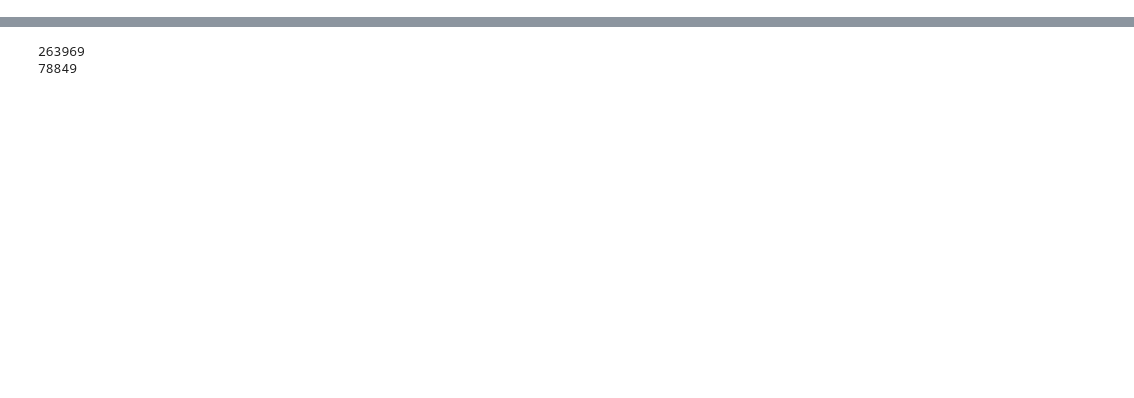
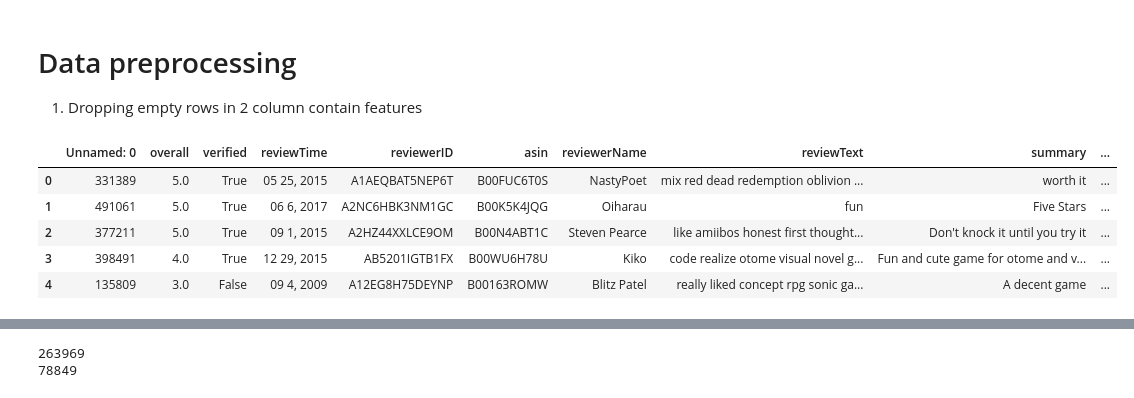
Before and after one commit to chymchym1905/Amazon-reviews-sentiment-classification, a Jupyter notebook: main.ipynb, the cells around one changed output, grey strips where cells are left out. Saved outputs shown, nothing was run; the diff lists cells and outputs as text; code cells hidden in the pictures; blank space fills up the shorter version.

```diff
--- a/main.ipynb
+++ b/main.ipynb
@@ -7,0 +30,14 @@ import seaborn as sns
+# %% [markdown]
+# Data preprocessing
+1. Dropping empty rows in 2 column contain features
+# %%
+ratingonly = df.shape
+df = df.dropna(axis='index' ,subset=['overall', 'reviewText'])
+df.head()
+# %% [output]
+|  | Unnamed: 0 | overall | verified | reviewTime | reviewerID | asin | reviewerName | reviewText | summary | ... |
+| 0 | 331389 | 5.0 | True | 05 25, 2015 | A1AEQBAT5NEP6T | B00FUC6T0S | NastyPoet | mix red dead redemption oblivion ... | worth it | ... |
+| 1 | 491061 | 5.0 | True | 06 6, 2017 | A2NC6HBK3NM1GC | B00K5K4JQG | Oiharau | fun | Five Stars | ... |
+| 2 | 377211 | 5.0 | True | 09 1, 2015 | A2HZ44XXLCE9OM | B00N4ABT1C | Steven Pearce | like amiibos honest first thought... | Don't knock it until you try it | ... |
+| 3 | 398491 | 4.0 | True | 12 29, 2015 | AB5201IGTB1FX | B00WU6H78U | Kiko | code realize otome visual novel g... | Fun and cute game for otome and v... | ... |
+| 4 | 135809 | 3.0 | False | 09 4, 2009 | A12EG8H75DEYNP | B00163ROMW | Blitz Patel | really liked concept rpg sonic ga... | A decent game | ... |
```
Also changed, not shown: parts of 47 cells of this notebook, 15 other files.
